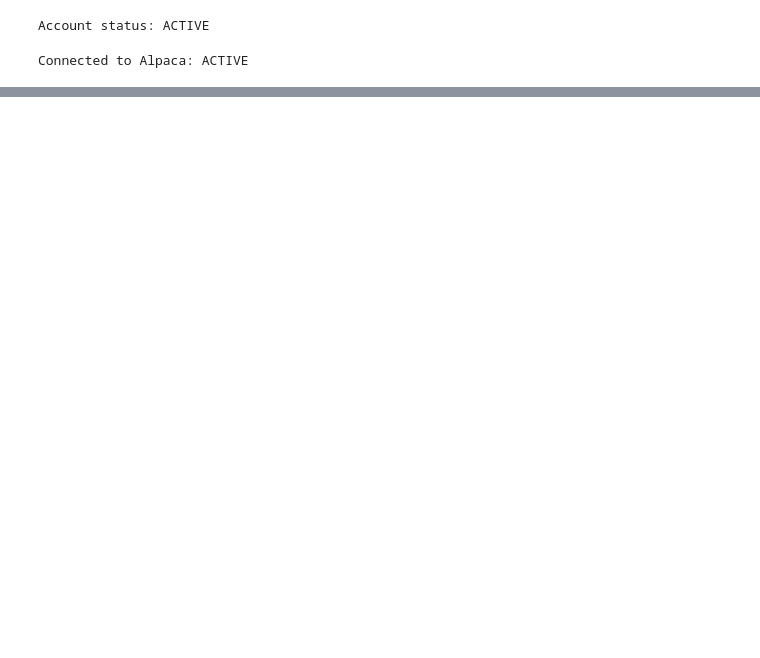
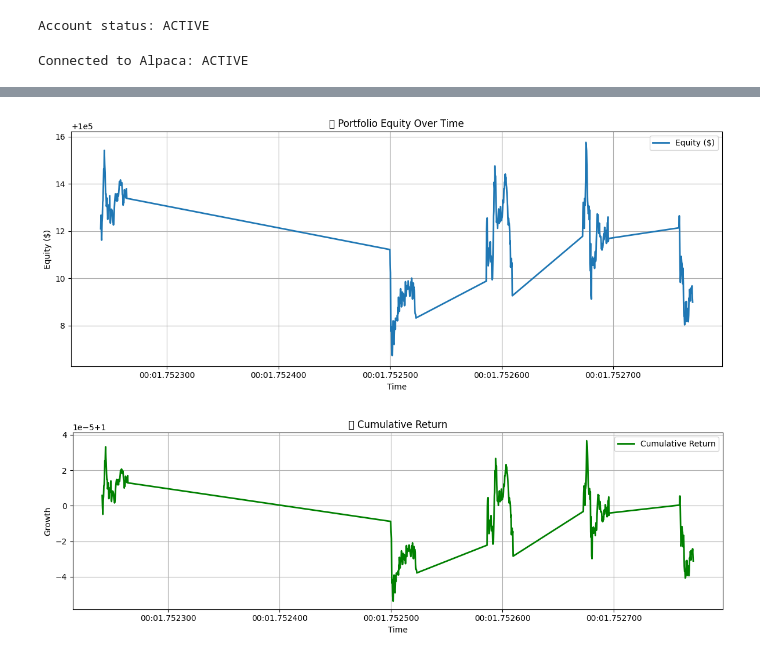
Before and after one commit to racoope70/exploratory_daytrading, a Jupyter notebook: alpaca_execution_adapter_LightGBM_v2.ipynb, the cells around one changed output, grey strips where cells are left out. Cells and saved outputs as stored; diff of their text form; code cells hidden in the pictures; blank space fills up the shorter version.

Commit message:
Added cooldown logic, trade logging, and equity/return plotting

```diff
--- a/alpaca_execution_adapter_LightGBM_v2.ipynb
+++ b/alpaca_execution_adapter_LightGBM_v2.ipynb
@@ -103,7 +103,7 @@ print("Connected to Alpaca:", account.status)
 # %% [output]
 Connected to Alpaca: ACTIVE
 # %%
-
+COOLDOWN_MINUTES = 60  # Minimum time in minutes between trades for same ticker
 def load_model_artifacts(ticker):
     model = lgb.Booster(model_file=f'model_{ticker}.txt')
     with open(f'features_{ticker}.txt', 'r') as f:
@@ -277 +323,43 @@ Recent Equity: [100011.54, 100012.02, 100012.48, 100012.64, 100012.64]
 Strategy complete. Await next live cycle.
+# %%
+# ============================================
+# 📊 Plot Portfolio Equity & Returns
+# ============================================
+import matplotlib.pyplot as plt
+
+# Get full recent equity history (optional: extend period)
+try:
+    equity_history = api.get_portfolio_history(period="5D", timeframe="5Min")
+    equity_series = pd.Series(equity_history.equity, index=pd.to_datetime(equity_history.timestamp))
+
+    # Calculate returns
+    returns = equity_series.pct_change().dropna()
+    cumulative_return = (1 + returns).cumprod()
+
+    # Plot equity
+    plt.figure(figsize=(12, 5))
+    plt.plot(equity_series, label="Equity ($)", linewidth=2)
+    plt.title("📈 Portfolio Equity Over Time")
+    plt.xlabel("Time")
+    plt.ylabel("Equity ($)")
+    plt.grid(True)
+    plt.legend()
+    plt.tight_layout()
+    plt.show()
+
+    # Plot cumulative return
+    plt.figure(figsize=(12, 4))
+    plt.plot(cumulative_return, label="Cumulative Return", color="green", linewidth=2)
+    plt.title("💹 Cumulative Return")
+    plt.xlabel("Time")
+    plt.ylabel("Growth")
+    plt.grid(True)
+    plt.legend()
+    plt.tight_layout()
+    plt.show()
+
+except Exception as e:
+    print("❌ Could not retrieve or plot equity history:", e)
+# %% [output]
+[figure, added]
+[figure, added]
```
Also changed, not shown: parts of 4 cells of this notebook.
